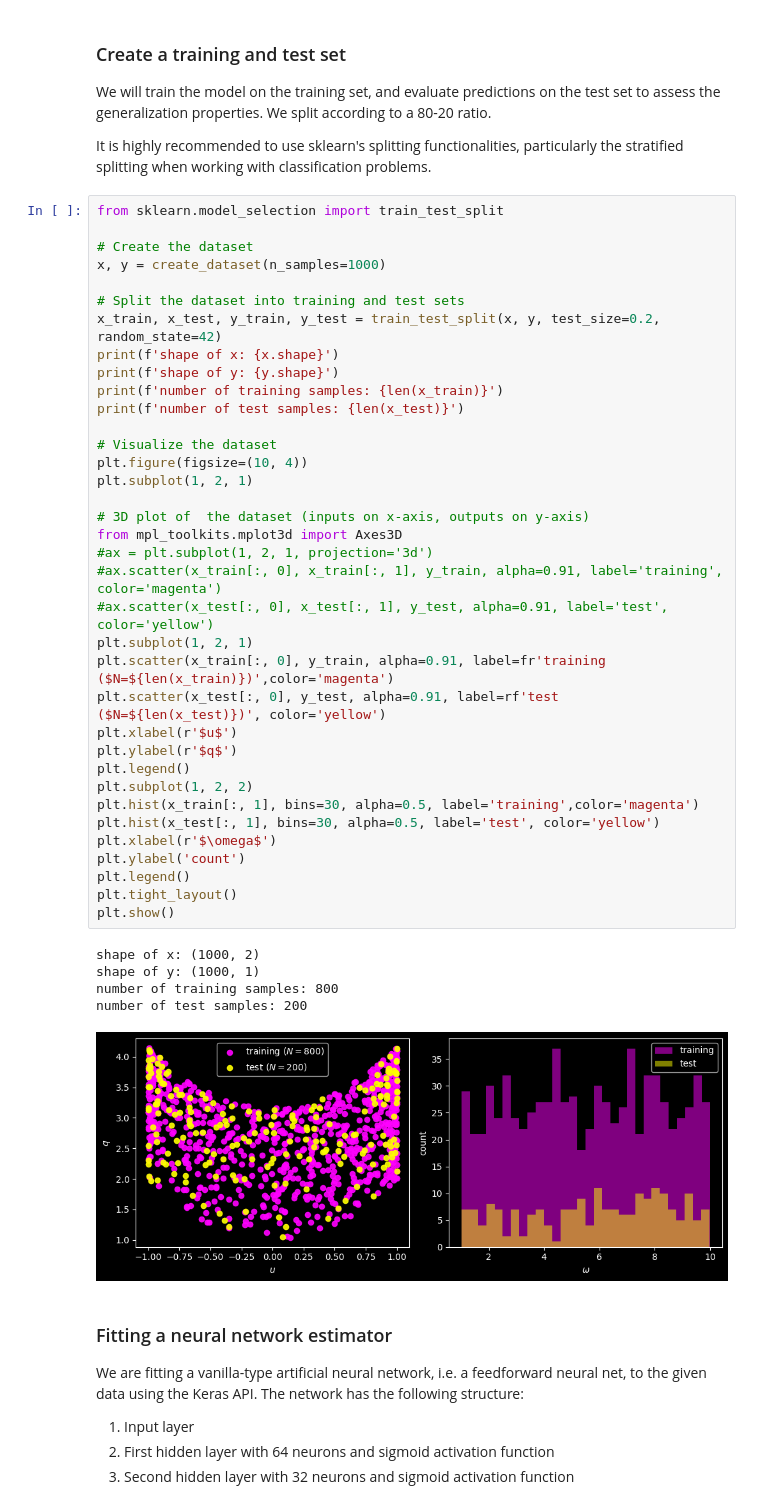
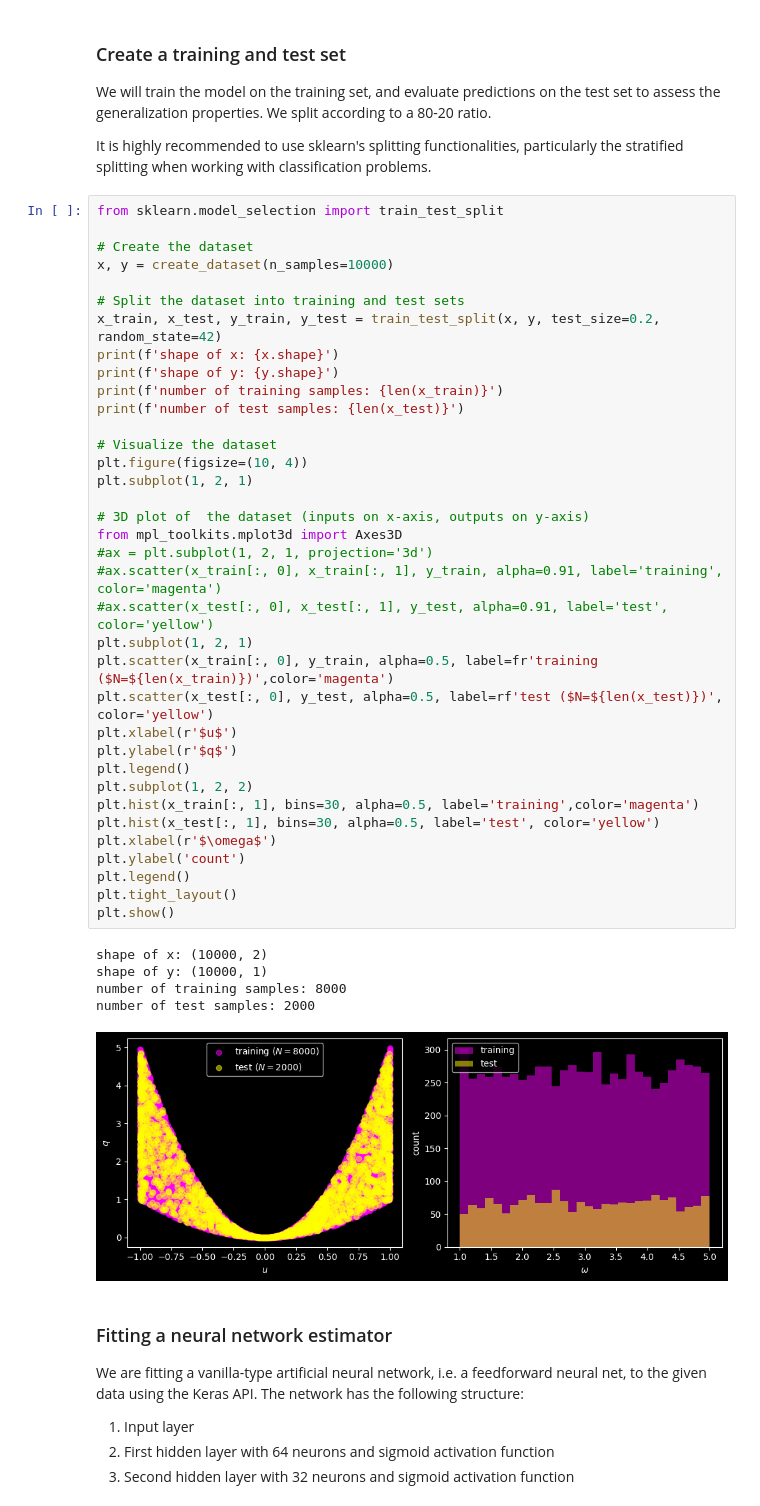
Before and after one commit to mertstend/DeepLearningIntro, a Jupyter notebook: 01_first_neural_network.ipynb, the cells around one changed output. Drawn from its saved outputs; the diff is of its cells as text.

```diff
--- a/01_first_neural_network.ipynb
+++ b/01_first_neural_network.ipynb
@@ -91,44 +91,44 @@ It is highly recommended to use sklearn's splitting functionalities, particularl
 from sklearn.model_selection import train_test_split
 
 # Create the dataset
-x, y = create_dataset(n_samples=1000)
+x, y = create_dataset(n_samples=10000)
 
 # Split the dataset into training and test sets
 x_train, x_test, y_train, y_test = train_test_split(x, y, test_size=0.2, random_state=42)
 print(f'shape of x: {x.shape}')
 print(f'shape of y: {y.shape}')
 print(f'number of training samples: {len(x_train)}')
 print(f'number of test samples: {len(x_test)}')
 
 # Visualize the dataset
 plt.figure(figsize=(10, 4))
 plt.subplot(1, 2, 1)
 
 # 3D plot of  the dataset (inputs on x-axis, outputs on y-axis)
 from mpl_toolkits.mplot3d import Axes3D
 #ax = plt.subplot(1, 2, 1, projection='3d')
 #ax.scatter(x_train[:, 0], x_train[:, 1], y_train, alpha=0.91, label='training', color='magenta')
 #ax.scatter(x_test[:, 0], x_test[:, 1], y_test, alpha=0.91, label='test', color='yellow')
 plt.subplot(1, 2, 1)
-plt.scatter(x_train[:, 0], y_train, alpha=0.91, label=fr'training ($N=${len(x_train)})',color='magenta')
-plt.scatter(x_test[:, 0], y_test, alpha=0.91, label=rf'test ($N=${len(x_test)})', color='yellow')
+plt.scatter(x_train[:, 0], y_train, alpha=0.5, label=fr'training ($N=${len(x_train)})',color='magenta')
+plt.scatter(x_test[:, 0], y_test, alpha=0.5, label=rf'test ($N=${len(x_test)})', color='yellow')
 plt.xlabel(r'$u$')
 plt.ylabel(r'$q$')
 plt.legend()
 plt.subplot(1, 2, 2)
 plt.hist(x_train[:, 1], bins=30, alpha=0.5, label='training',color='magenta')
 plt.hist(x_test[:, 1], bins=30, alpha=0.5, label='test', color='yellow')
 plt.xlabel(r'$\omega$')
 plt.ylabel('count')
 plt.legend()
 plt.tight_layout()
 plt.show()
 # %% [output]
-shape of x: (1000, 2)
-shape of y: (1000, 1)
-number of training samples: 800
-number of test samples: 200
+shape of x: (10000, 2)
+shape of y: (10000, 1)
+number of training samples: 8000
+number of test samples: 2000
-[figure, old version]
+[figure, new version]
 # %% [markdown]
 ### Fitting a neural network estimator
 
```
Also changed, not shown: parts of 6 cells of this notebook, 1 other file.
